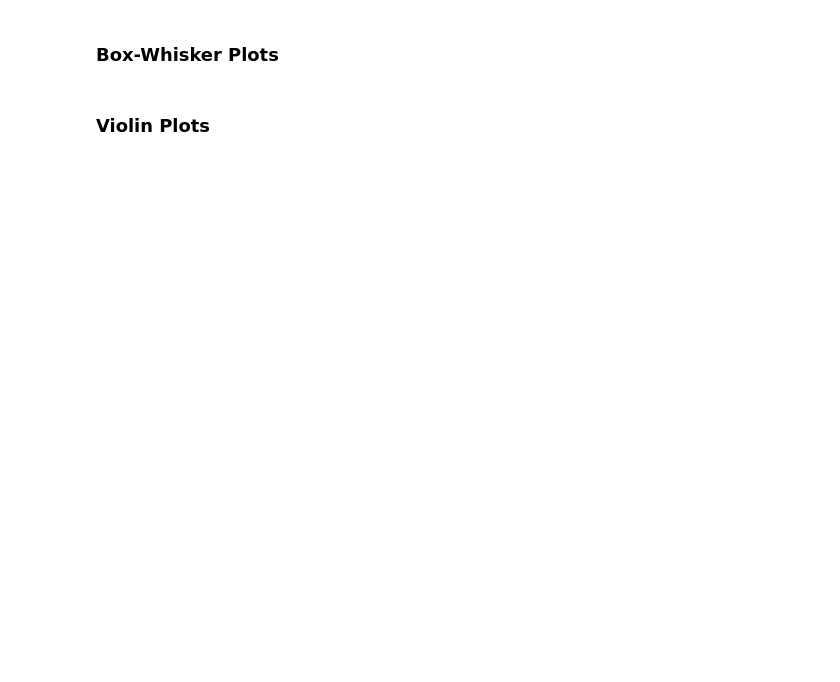
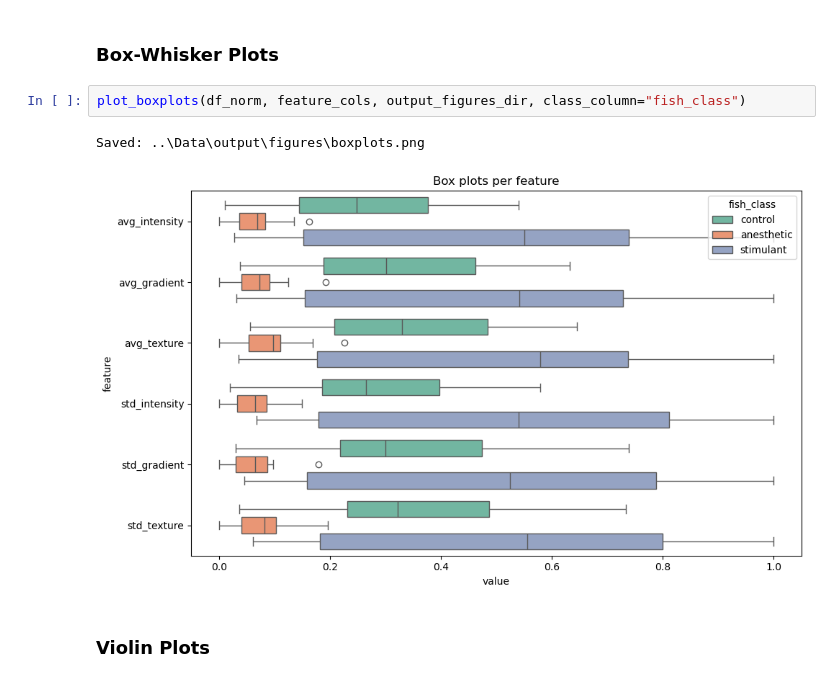
Before and after one commit to arlemoine/CMPS451_Project, a Jupyter notebook: Notebooks/alameen.ipynb, the cells around one changed output. Drawn from its saved outputs; the diff is of its cells as text; blank space fills up the shorter version.

```diff
--- a/Notebooks/alameen.ipynb
+++ b/Notebooks/alameen.ipynb
@@ -229,4 +503,9 @@ dtype: object
 # %% [markdown]
 ### Box-Whisker Plots
+# %%
+plot_boxplots(df_norm, feature_cols, output_figures_dir, class_column="fish_class")
+# %% [output]
+Saved: ..\Data\output\figures\boxplots.png
+[figure, added]
 # %% [markdown]
 ### Violin Plots
```
Also changed, not shown: parts of 37 cells of this notebook, 11 other files.
